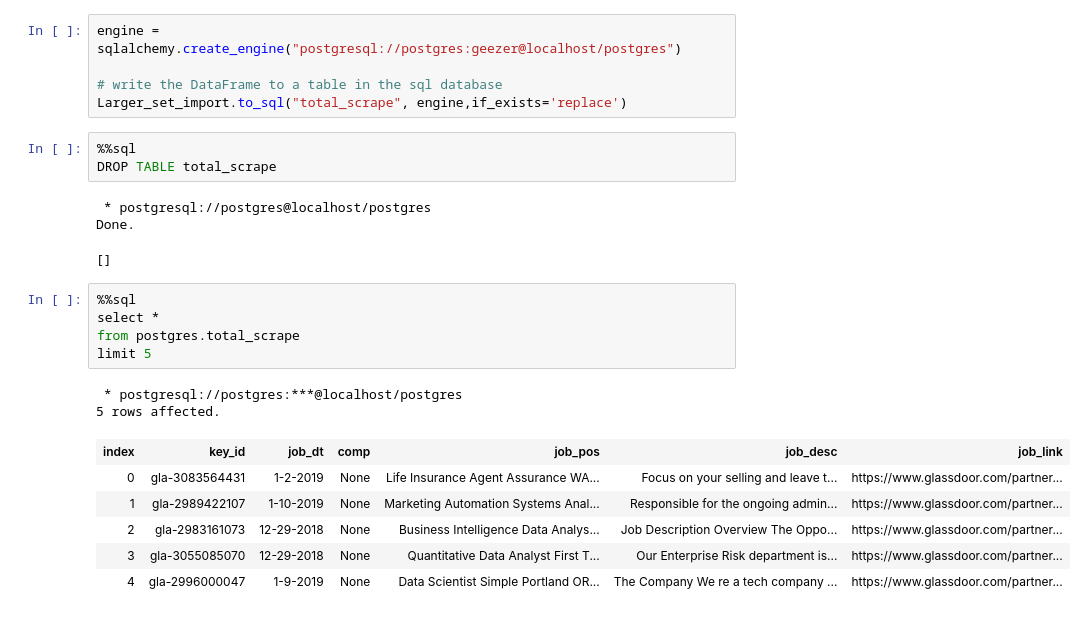
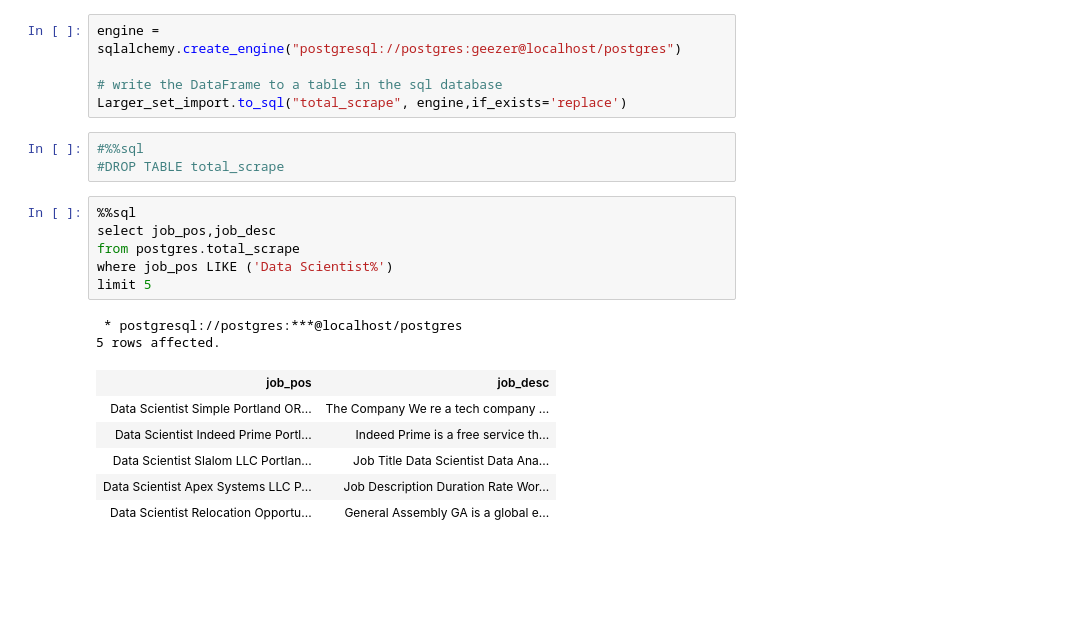
Before and after one commit to pmleffers/Automate_the_Job_Search, a Jupyter notebook: Data Cleaning.ipynb, the cells around one changed output. Saved outputs shown, nothing was run; the diff lists cells and outputs as text; blank space fills up the shorter version.

```diff
--- a/Data Cleaning.ipynb
+++ b/Data Cleaning.ipynb
@@ -191,23 +181,20 @@ engine = sqlalchemy.create_engine("postgresql://postgres:geezer@localhost/postgr
 # write the DataFrame to a table in the sql database
 Larger_set_import.to_sql("total_scrape", engine,if_exists='replace')
 # %%
-%%sql
-DROP TABLE total_scrape
+#%%sql
+#DROP TABLE total_scrape
-# %% [output]
- * postgresql://postgres@localhost/postgres
-Done.
-[]
 # %%
 %%sql
-select *
+select job_pos,job_desc
 from postgres.total_scrape
+where job_pos LIKE ('Data Scientist%')
 limit 5
 # %% [output]
  * postgresql://postgres:***@localhost/postgres
 5 rows affected.
-| index | key_id | job_dt | comp | job_pos | job_desc | job_link |
-| 0 | gla-3083564431 | 1-2-2019 | None | Life Insurance Agent Assurance WA... | Focus on your selling and leave t... | https://www.glassdoor.com/partner... |
-| 1 | gla-2989422107 | 1-10-2019 | None | Marketing Automation Systems Anal... | Responsible for the ongoing admin... | https://www.glassdoor.com/partner... |
-| 2 | gla-2983161073 | 12-29-2018 | None | Business Intelligence Data Analys... | Job Description Overview The Oppo... | https://www.glassdoor.com/partner... |
-| 3 | gla-3055085070 | 12-29-2018 | None | Quantitative Data Analyst First T... | Our Enterprise Risk department is... | https://www.glassdoor.com/partner... |
-| 4 | gla-2996000047 | 1-9-2019 | None | Data Scientist Simple Portland OR... | The Company We re a tech company ... | https://www.glassdoor.com/partner... |
+| job_pos | job_desc |
+| Data Scientist Simple Portland OR... | The Company We re a tech company ... |
+| Data Scientist Indeed Prime Portl... | Indeed Prime is a free service th... |
+| Data Scientist Slalom LLC Portlan... | Job Title Data Scientist Data Ana... |
+| Data Scientist Apex Systems LLC P... | Job Description Duration Rate Wor... |
+| Data Scientist Relocation Opportu... | General Assembly GA is a global e... |
```
Also changed, not shown: parts of 3 cells of this notebook.
